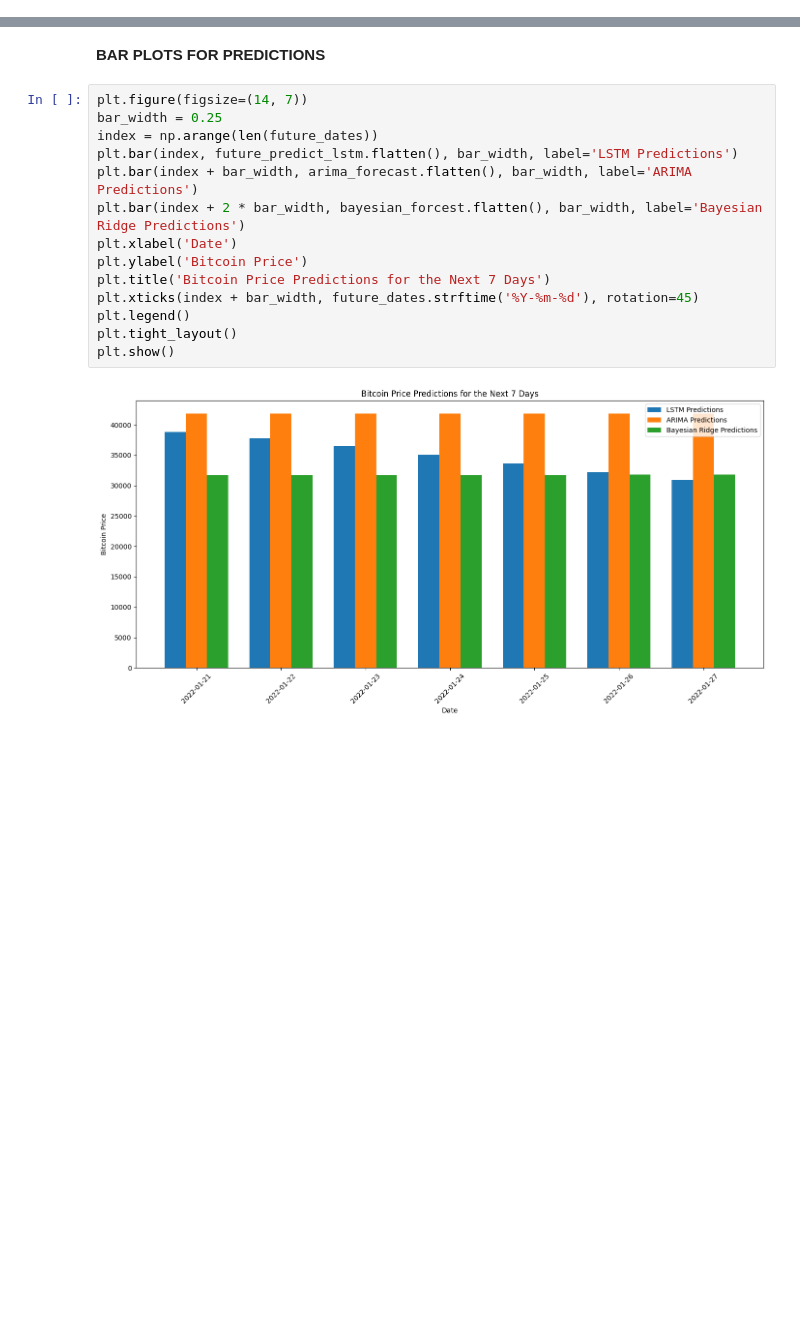
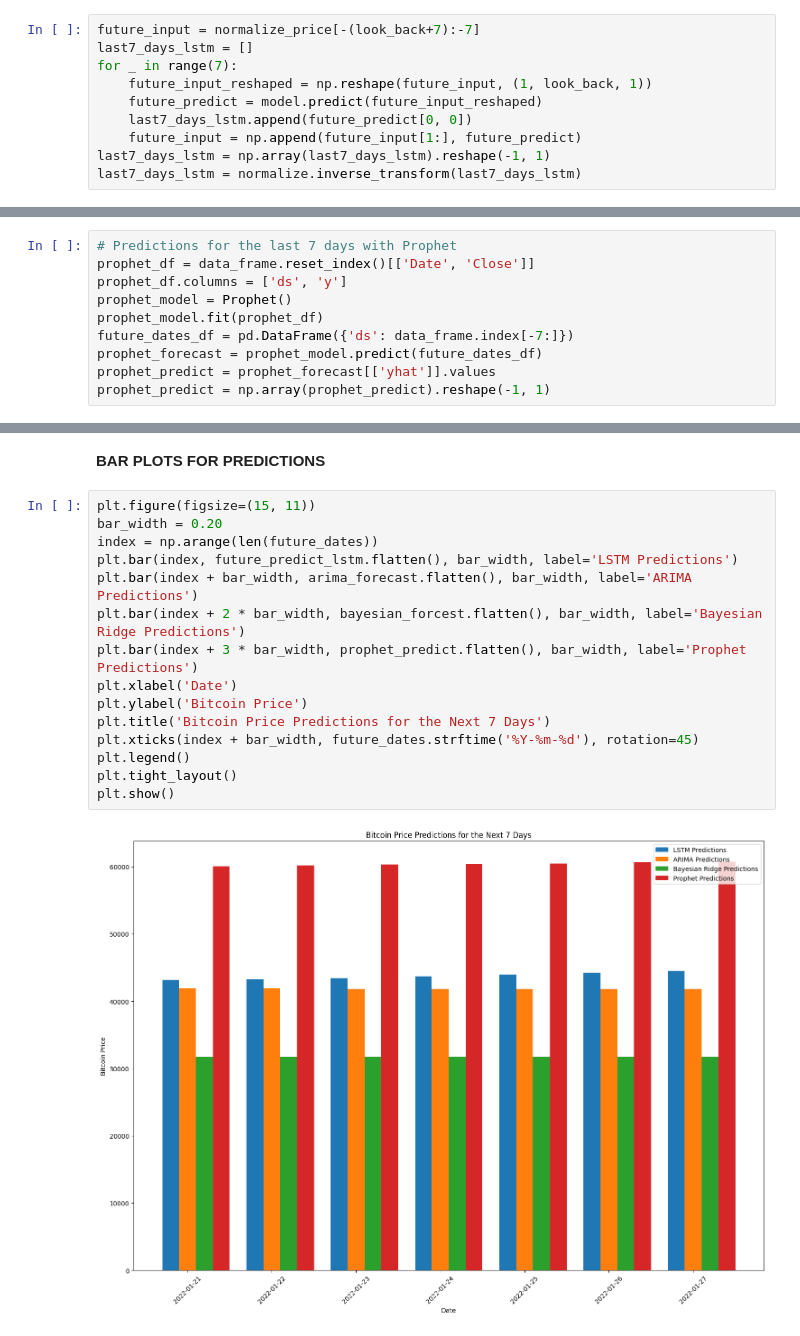
Before and after one commit to bm23abb/7PAM2002-0509-2023---Data-Science-Project, a Jupyter notebook: 7PAM2002_0509_2023_Data_Science_Project.ipynb, the cells around one changed output, grey strips where cells are left out. Drawn from its saved outputs; the diff is of its cells as text; blank space fills up the shorter version.

```diff
--- a/7PAM2002_0509_2023_Data_Science_Project.ipynb
+++ b/7PAM2002_0509_2023_Data_Science_Project.ipynb
@@ -131,0 +140,10 @@ model.fit(x_train, y_train, batch_size=1, epochs=1)
+# %%
+future_input = normalize_price[-(look_back+7):-7]
+last7_days_lstm = []
+for _ in range(7):
+    future_input_reshaped = np.reshape(future_input, (1, look_back, 1))
+    future_predict = model.predict(future_input_reshaped)
+    last7_days_lstm.append(future_predict[0, 0])
+    future_input = np.append(future_input[1:], future_predict)
+last7_days_lstm = np.array(last7_days_lstm).reshape(-1, 1)
+last7_days_lstm = normalize.inverse_transform(last7_days_lstm)
@@ -131,0 +168,10 @@ model.fit(x_train, y_train, batch_size=1, epochs=1)
+# %%
+# Predictions for the last 7 days with Prophet
+prophet_df = data_frame.reset_index()[['Date', 'Close']]
+prophet_df.columns = ['ds', 'y']
+prophet_model = Prophet()
+prophet_model.fit(prophet_df)
+future_dates_df = pd.DataFrame({'ds': data_frame.index[-7:]})
+prophet_forecast = prophet_model.predict(future_dates_df)
+prophet_predict = prophet_forecast[['yhat']].values
+prophet_predict = np.array(prophet_predict).reshape(-1, 1)
@@ -255,18 +433,19 @@ print(tabulate(combined_df, headers='keys', tablefmt='grid'))
 # %% [markdown]
 **BAR PLOTS FOR PREDICTIONS**
 # %%
-plt.figure(figsize=(14, 7))
-bar_width = 0.25
+plt.figure(figsize=(15, 11))
+bar_width = 0.20
 index = np.arange(len(future_dates))
 plt.bar(index, future_predict_lstm.flatten(), bar_width, label='LSTM Predictions')
 plt.bar(index + bar_width, arima_forecast.flatten(), bar_width, label='ARIMA Predictions')
 plt.bar(index + 2 * bar_width, bayesian_forcest.flatten(), bar_width, label='Bayesian Ridge Predictions')
+plt.bar(index + 3 * bar_width, prophet_predict.flatten(), bar_width, label='Prophet Predictions')
 plt.xlabel('Date')
 plt.ylabel('Bitcoin Price')
 plt.title('Bitcoin Price Predictions for the Next 7 Days')
 plt.xticks(index + bar_width, future_dates.strftime('%Y-%m-%d'), rotation=45)
 plt.legend()
 plt.tight_layout()
 plt.show()
 # %% [output]
-[figure, old version]
+[figure, new version]
```
Also changed, not shown: parts of 16 cells of this notebook.
